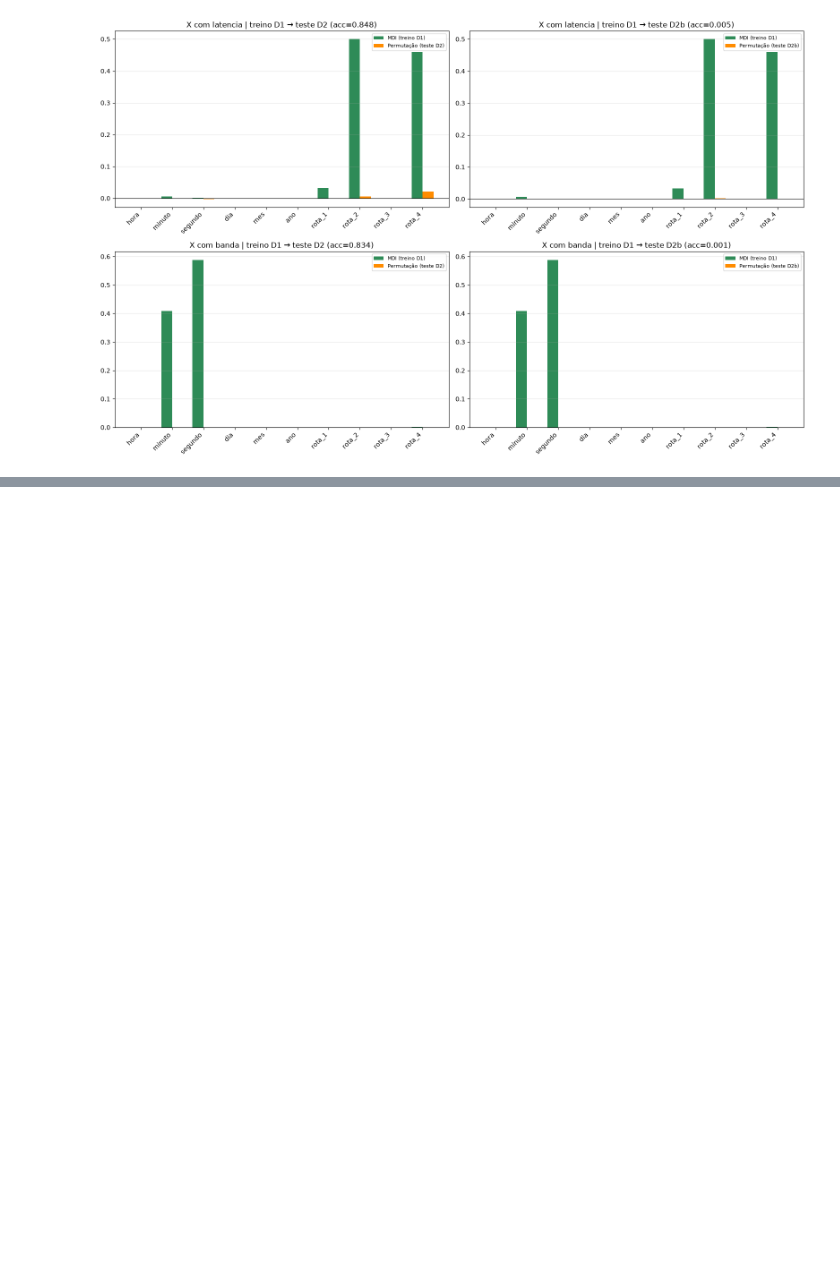
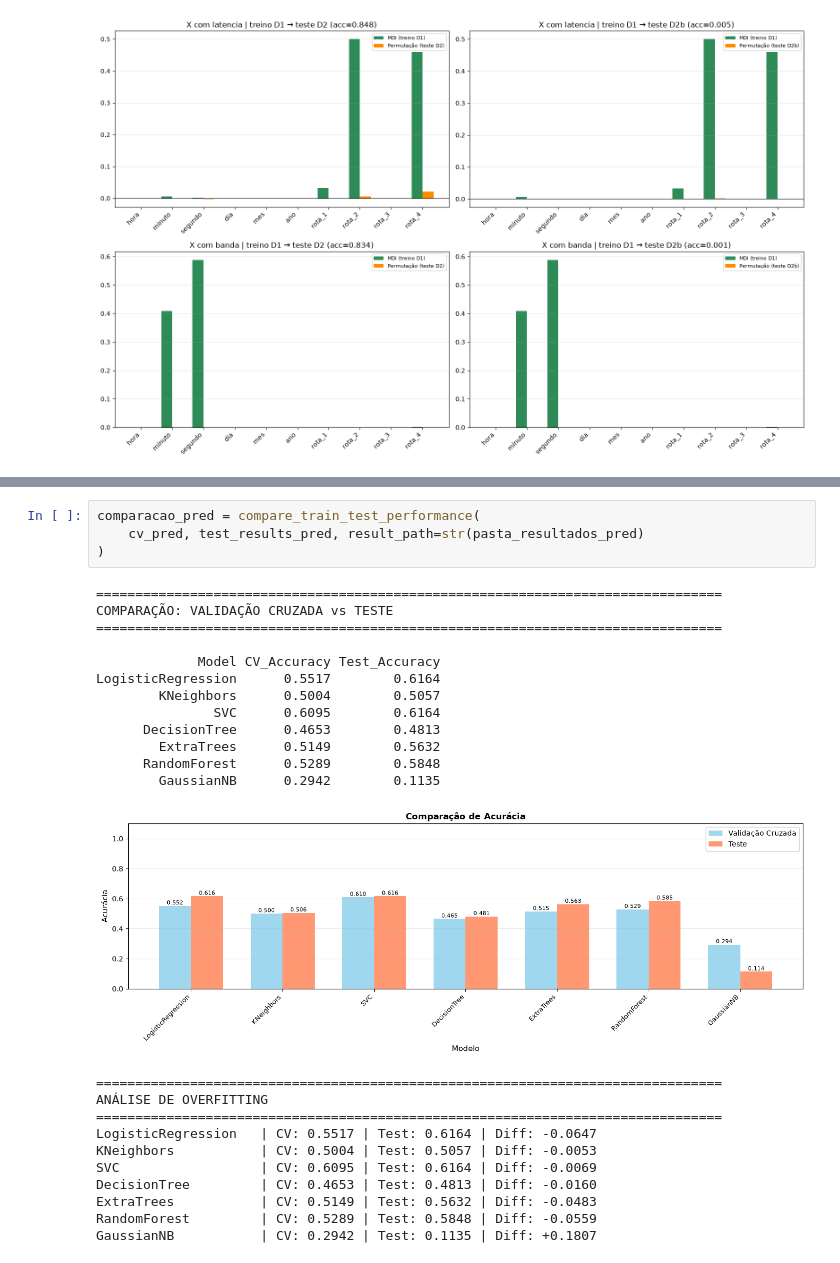
Before and after one commit to auerbeatriz/path-aware-datasets, a Jupyter notebook: Análise_de_modelos_de_ML_para_previsão_de_caminhos.ipynb, the cells around one changed output, grey strips where cells are left out. Drawn from its saved outputs; the diff is of its cells as text; blank space fills up the shorter version.

```diff
--- a/Análise_de_modelos_de_ML_para_previsão_de_caminhos.ipynb
+++ b/Análise_de_modelos_de_ML_para_previsão_de_caminhos.ipynb
@@ -1271,0 +1972,28 @@ plt.show()
+# %%
+comparacao_pred = compare_train_test_performance(
+    cv_pred, test_results_pred, result_path=str(pasta_resultados_pred)
+)
+# %% [output]
+================================================================================
+COMPARAÇÃO: VALIDAÇÃO CRUZADA vs TESTE
+================================================================================
+
+             Model CV_Accuracy Test_Accuracy
+LogisticRegression      0.5517        0.6164
+        KNeighbors      0.5004        0.5057
+               SVC      0.6095        0.6164
+      DecisionTree      0.4653        0.4813
+        ExtraTrees      0.5149        0.5632
+      RandomForest      0.5289        0.5848
+        GaussianNB      0.2942        0.1135
+[figure, added]
+================================================================================
+ANÁLISE DE OVERFITTING
+================================================================================
+LogisticRegression   | CV: 0.5517 | Test: 0.6164 | Diff: -0.0647
+KNeighbors           | CV: 0.5004 | Test: 0.5057 | Diff: -0.0053
+SVC                  | CV: 0.6095 | Test: 0.6164 | Diff: -0.0069
+DecisionTree         | CV: 0.4653 | Test: 0.4813 | Diff: -0.0160
+ExtraTrees           | CV: 0.5149 | Test: 0.5632 | Diff: -0.0483
+RandomForest         | CV: 0.5289 | Test: 0.5848 | Diff: -0.0559
+GaussianNB           | CV: 0.2942 | Test: 0.1135 | Diff: +0.1807
```
Also changed, not shown: parts of 21 cells of this notebook, 41 other files.
